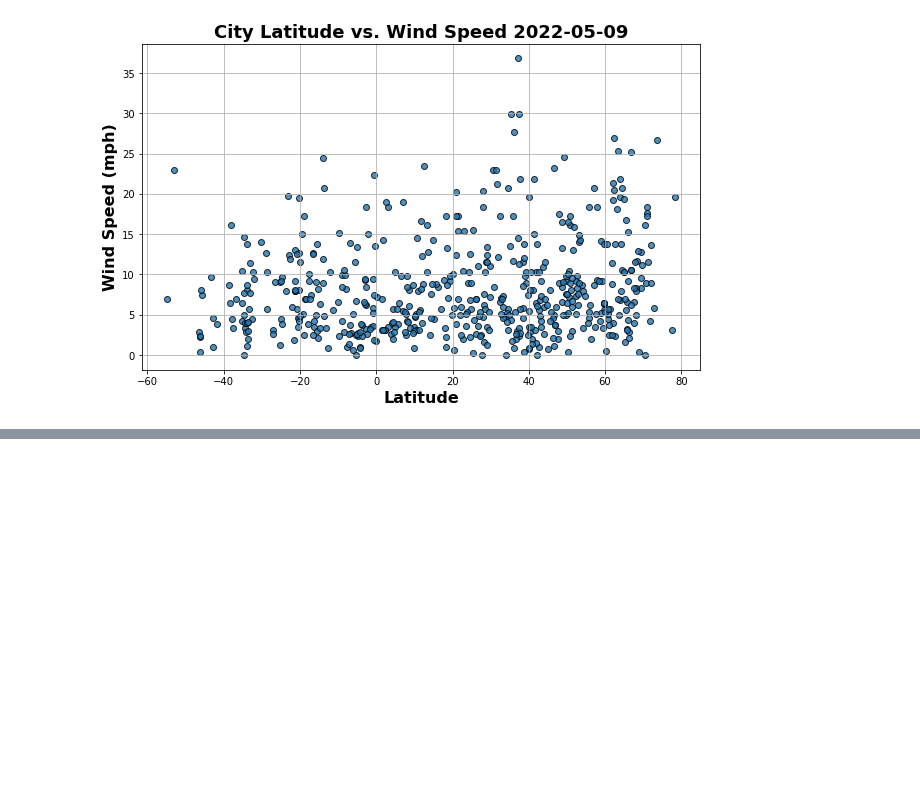
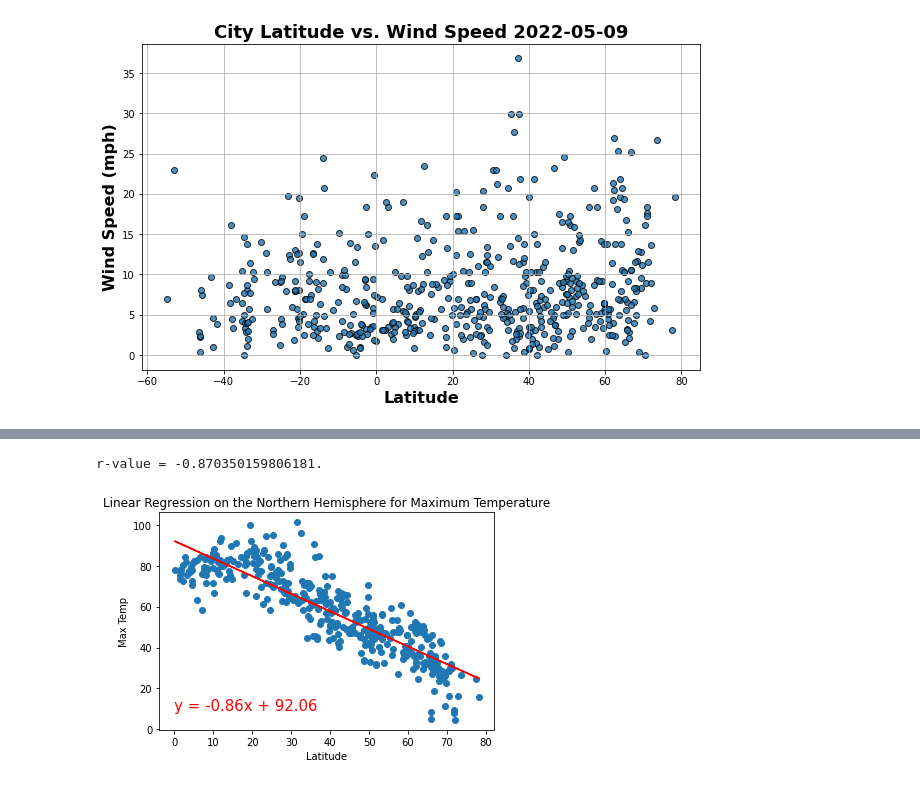
Before and after one commit to elangendorff/World_Weather_Analysis, a Jupyter notebook: WeatherPy.ipynb, the cells around one changed output, grey strips where cells are left out. Cells and saved outputs as stored; diff of their text form; code cells hidden in the pictures; blank space fills up the shorter version.

Commit message:
Add linear regression

```diff
--- a/WeatherPy.ipynb
+++ b/WeatherPy.ipynb
@@ -513,0 +597,3 @@ plt.savefig(os.path.join('.','weather_data','fig4.png'))
+# %%
+df_hemi_n = df_city_data.loc[0 <= df_city_data['Lat']]
+df_hemi_n.head()
@@ -513,0 +628,19 @@ plt.savefig(os.path.join('.','weather_data','fig4.png'))
+# %%
+# Linear regression on the Northern Hemisphere
+# x_values = northern_hemi_df['Lat']
+# y_values = northern_hemi_df['Max Temp']
+
+# Reminder: def plot_linear_regression(x_values, y_values, title, y_label, text_coordinates, show_r_val):
+
+# Call the function.
+plot_linear_regression(
+    df_hemi_n['Lat'],
+    df_hemi_n['Max Temp'],
+    'Linear Regression on the Northern Hemisphere for Maximum Temperature',
+    'Max Temp',
+    (0,min(df_hemi_n['Max Temp'])+5),
+    True
+)
+# %% [output]
+r-value = -0.870350159806181.
+[figure, added]
```
Also changed, not shown: parts of 29 cells of this notebook, 4 other files.
